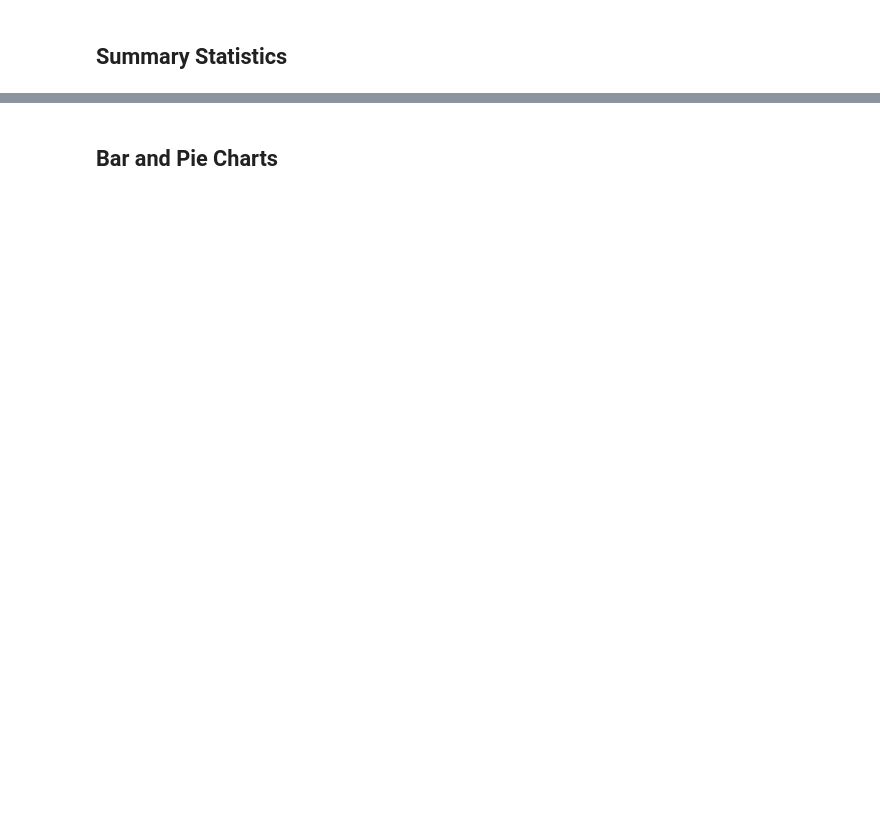
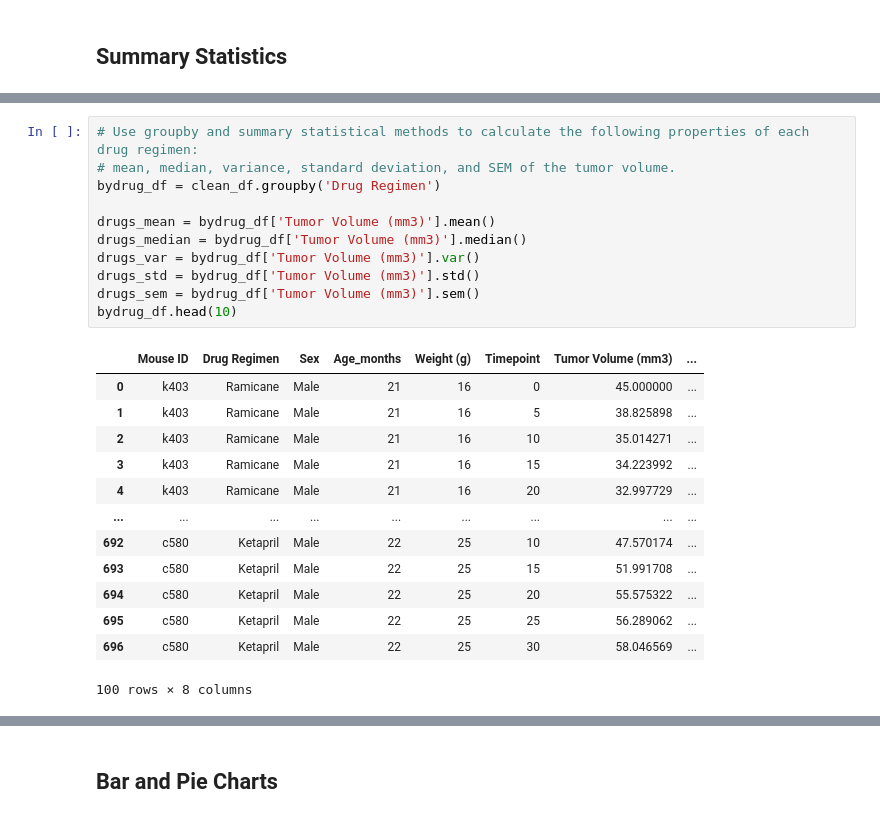
Before and after one commit to KristaJoy/madplotlib-challenge, a Jupyter notebook: pymaceuticals.ipynb, the cells around one changed output, grey strips where cells are left out. Drawn from its saved outputs; the diff is of its cells as text; blank space fills up the shorter version.

```diff
--- a/pymaceuticals.ipynb
+++ b/pymaceuticals.ipynb
@@ -72,0 +116,25 @@ There are 1892 rows and 249 individual mice in your dataframe.
+# %%
+# Use groupby and summary statistical methods to calculate the following properties of each drug regimen:
+# mean, median, variance, standard deviation, and SEM of the tumor volume.
+bydrug_df = clean_df.groupby('Drug Regimen')
+
+drugs_mean = bydrug_df['Tumor Volume (mm3)'].mean()
+drugs_median = bydrug_df['Tumor Volume (mm3)'].median()
+drugs_var = bydrug_df['Tumor Volume (mm3)'].var()
+drugs_std = bydrug_df['Tumor Volume (mm3)'].std()
+drugs_sem = bydrug_df['Tumor Volume (mm3)'].sem()
+bydrug_df.head(10)
+# %% [output]
+|  | Mouse ID | Drug Regimen | Sex | Age_months | Weight (g) | Timepoint | Tumor Volume (mm3) | ... |
+| 0 | k403 | Ramicane | Male | 21 | 16 | 0 | 45.000000 | ... |
+| 1 | k403 | Ramicane | Male | 21 | 16 | 5 | 38.825898 | ... |
+| 2 | k403 | Ramicane | Male | 21 | 16 | 10 | 35.014271 | ... |
+| 3 | k403 | Ramicane | Male | 21 | 16 | 15 | 34.223992 | ... |
+| 4 | k403 | Ramicane | Male | 21 | 16 | 20 | 32.997729 | ... |
+| ... | ... | ... | ... | ... | ... | ... | ... | ... |
+| 692 | c580 | Ketapril | Male | 22 | 25 | 10 | 47.570174 | ... |
+| 693 | c580 | Ketapril | Male | 22 | 25 | 15 | 51.991708 | ... |
+| 694 | c580 | Ketapril | Male | 22 | 25 | 20 | 55.575322 | ... |
+| 695 | c580 | Ketapril | Male | 22 | 25 | 25 | 56.289062 | ... |
+| 696 | c580 | Ketapril | Male | 22 | 25 | 30 | 58.046569 | ... |
+100 rows × 8 columns
```
Also changed, not shown: parts of 11 cells of this notebook.
